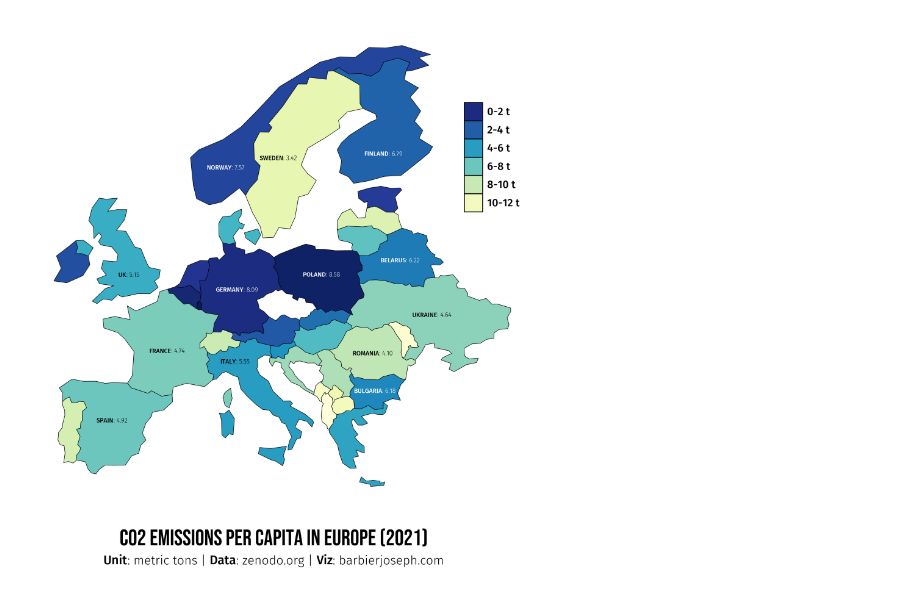
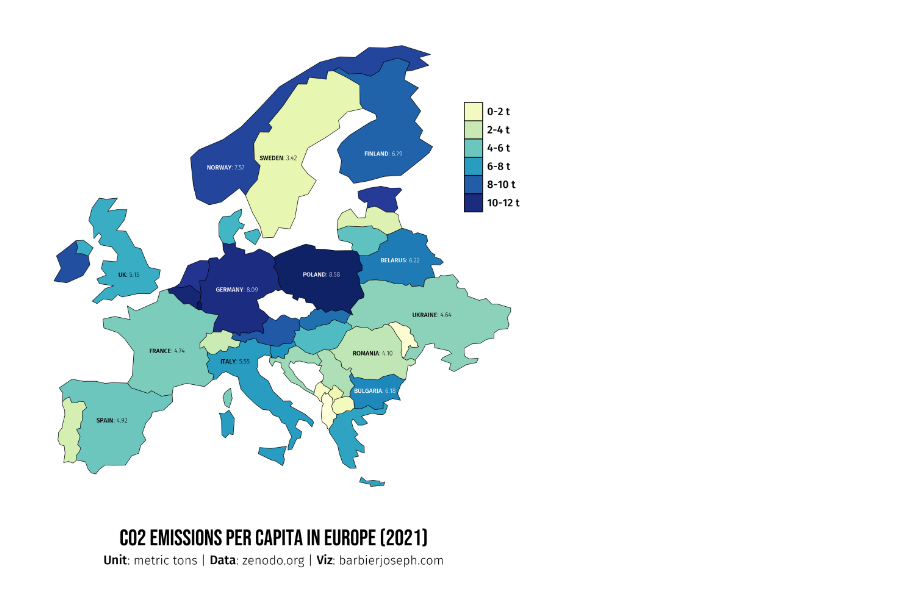
Before and after one commit to JosephBARBIERDARNAL/misc-dataviz, a Jupyter notebook: country-co2/code.ipynb, the cells around one changed output. Saved outputs shown, nothing was run; the diff lists cells and outputs as text; code cells hidden in the pictures.

```diff
--- a/country-co2/code.ipynb
+++ b/country-co2/code.ipynb
@@ -39,7 +62,7 @@ def create_legend_elements(cmap, value_ranges, labels):
     n = len(value_ranges)
     for i in range(n-1):
         value = (value_ranges[i] + value_ranges[i+1]) / 2 / value_ranges[-1]  # Normalize the value to [0, 1]
-        legend_elements.append(Patch(facecolor=cmap(value), label=labels[i]))
+        legend_elements.append(Patch(facecolor=cmap(1-value), label=labels[i]))
     return legend_elements
 legend_elements = create_legend_elements(cmap, value_ranges, labels)
 
@@ -127,31 +150,31 @@ for country in countries_to_annotate:
       pass
    rate = data.loc[data['country'] == country, 'co2Capita'].values[0]
    if country=='United Kingdom':
       country = 'UK'
    if rate > 6:
       color_text = 'white'
    else:
       color_text = text_color
    ax_text(
       x=x, y=y, s=f"<{country.upper()}>: {rate:.2f}", fontsize=7, font=other_font, color=color_text,
       ha='center', va='center', ax=ax, highlight_textprops=[{'font': other_bold_font}]
    )
 
 # title
 fig_text(
    s="CO2 emissions per capita in Europe (2021)", x=0.5, y=0.1,
    color=text_color, fontsize=25, font=font, ha='center', va='top', ax=ax
 )
 
 # subtitle
 fig_text(
    s="<Unit>: metric tons | <Data>: zenodo.org | <Viz>: barbierjoseph.com", x=0.5, y=0.06,
    color=text_color, fontsize=14, font=other_font, ha='center', va='top', ax=ax,
    highlight_textprops=[{'font': other_bold_font}, {'font': other_bold_font}, {'font': other_bold_font}]
 )
 
 # display the plot
 plt.savefig('map.png', dpi=300)
 plt.show()
 # %% [output]
-[figure, old version]
+[figure, new version]
```
Also changed, not shown: parts of 3 cells of this notebook.
